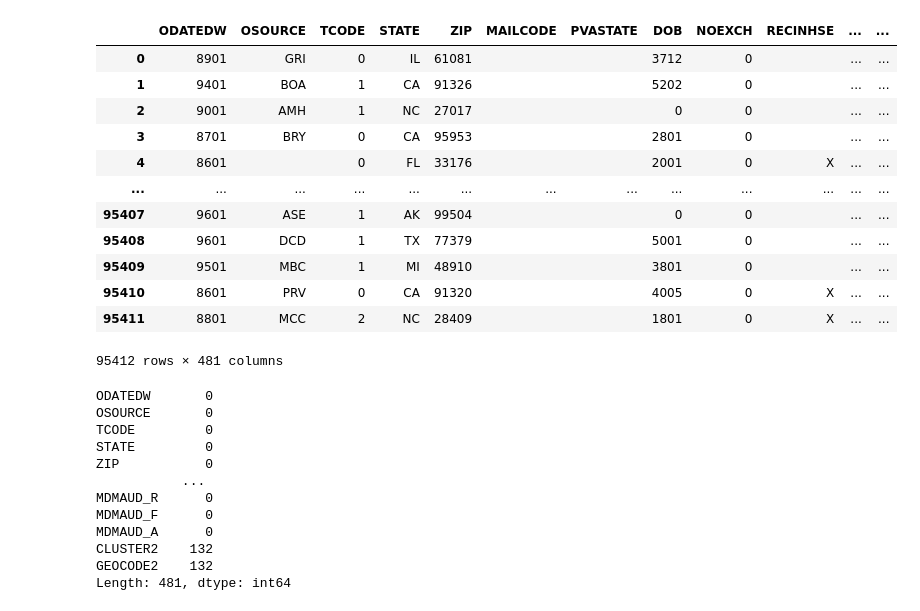
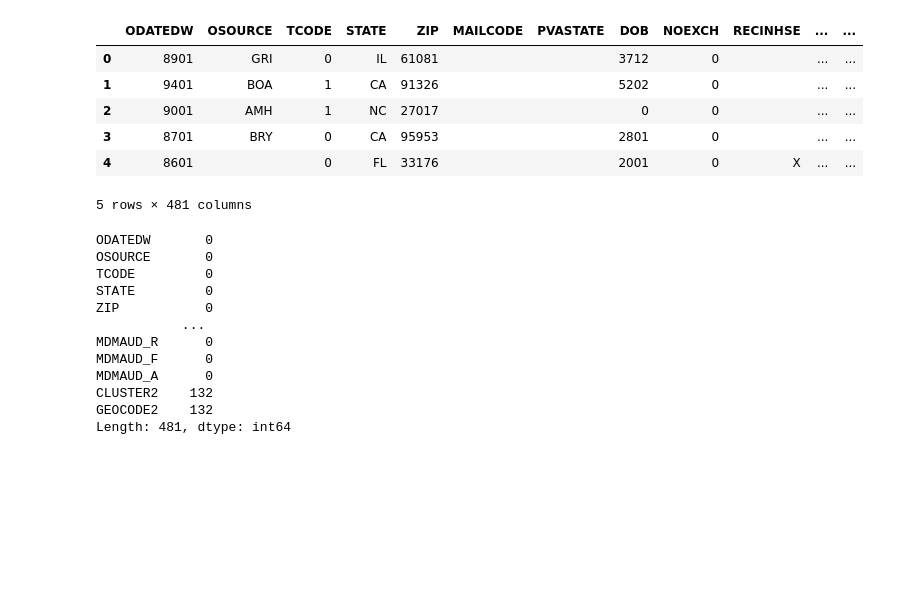
Before and after one commit to vascotreis/lab-revisiting-machine-learning, a Jupyter notebook: Simple Lab feature engineering.ipynb, the cells around one changed output. Saved outputs shown, nothing was run; the diff lists cells and outputs as text; code cells hidden in the pictures; blank space fills up the shorter version.

```diff
--- a/Simple Lab feature engineering.ipynb
+++ b/Simple Lab feature engineering.ipynb
@@ -12,33 +6,30 @@ df = pd.read_csv('learningSet.csv')
-# %%
-df
-# %% [output]
-|  | ODATEDW | OSOURCE | TCODE | STATE | ZIP | MAILCODE | PVASTATE | DOB | NOEXCH | RECINHSE | ... | ... |
-| 0 | 8901 | GRI | 0 | IL | 61081 |  |  | 3712 | 0 |  | ... | ... |
-| 1 | 9401 | BOA | 1 | CA | 91326 |  |  | 5202 | 0 |  | ... | ... |
-| 2 | 9001 | AMH | 1 | NC | 27017 |  |  | 0 | 0 |  | ... | ... |
-| 3 | 8701 | BRY | 0 | CA | 95953 |  |  | 2801 | 0 |  | ... | ... |
-| 4 | 8601 |  | 0 | FL | 33176 |  |  | 2001 | 0 | X | ... | ... |
-| ... | ... | ... | ... | ... | ... | ... | ... | ... | ... | ... | ... | ... |
-| 95407 | 9601 | ASE | 1 | AK | 99504 |  |  | 0 | 0 |  | ... | ... |
-| 95408 | 9601 | DCD | 1 | TX | 77379 |  |  | 5001 | 0 |  | ... | ... |
-| 95409 | 9501 | MBC | 1 | MI | 48910 |  |  | 3801 | 0 |  | ... | ... |
-| 95410 | 8601 | PRV | 0 | CA | 91320 |  |  | 4005 | 0 | X | ... | ... |
-| 95411 | 8801 | MCC | 2 | NC | 28409 |  |  | 1801 | 0 | X | ... | ... |
-95412 rows × 481 columns
+# %%
+# reading the dataset
+df = pd.read_csv('learningSet.csv')
+
+# showing the head of the dataset
+df.head()
+# %% [output]
+|  | ODATEDW | OSOURCE | TCODE | STATE | ZIP | MAILCODE | PVASTATE | DOB | NOEXCH | RECINHSE | ... | ... |
+| 0 | 8901 | GRI | 0 | IL | 61081 |  |  | 3712 | 0 |  | ... | ... |
+| 1 | 9401 | BOA | 1 | CA | 91326 |  |  | 5202 | 0 |  | ... | ... |
+| 2 | 9001 | AMH | 1 | NC | 27017 |  |  | 0 | 0 |  | ... | ... |
+| 3 | 8701 | BRY | 0 | CA | 95953 |  |  | 2801 | 0 |  | ... | ... |
+| 4 | 8601 |  | 0 | FL | 33176 |  |  | 2001 | 0 | X | ... | ... |
+5 rows × 481 columns
 # %%
 #Check for null values in all the columns
+df.isnull().sum()
+# %% [output]
+ODATEDW       0
+OSOURCE       0
+TCODE         0
+STATE         0
+ZIP           0
+           ...
+MDMAUD_R      0
+MDMAUD_F      0
+MDMAUD_A      0
+CLUSTER2    132
+GEOCODE2    132
+Length: 481, dtype: int64
-# %%
-df.isnull().sum()
-# %% [output]
-ODATEDW       0
-OSOURCE       0
-TCODE         0
-STATE         0
-ZIP           0
-           ...
-MDMAUD_R      0
-MDMAUD_F      0
-MDMAUD_A      0
-CLUSTER2    132
-GEOCODE2    132
-Length: 481, dtype: int64
```
Also changed, not shown: parts of 14 cells of this notebook, 3 other files.
